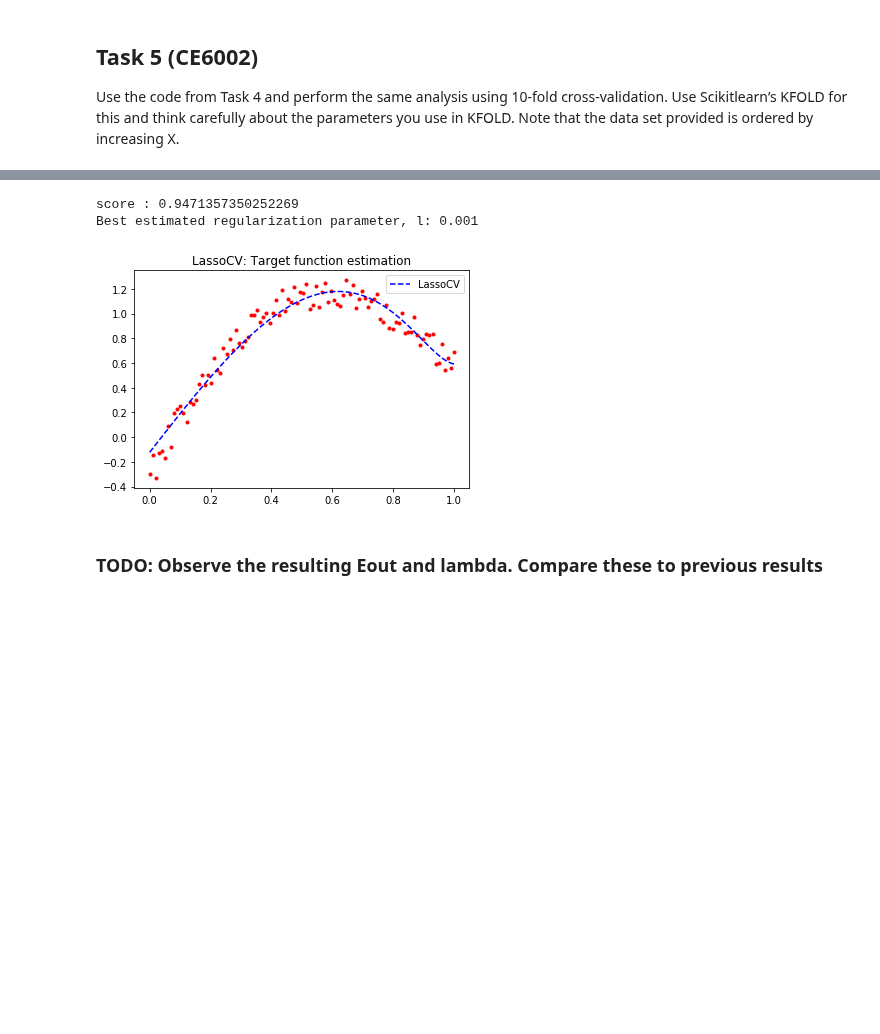
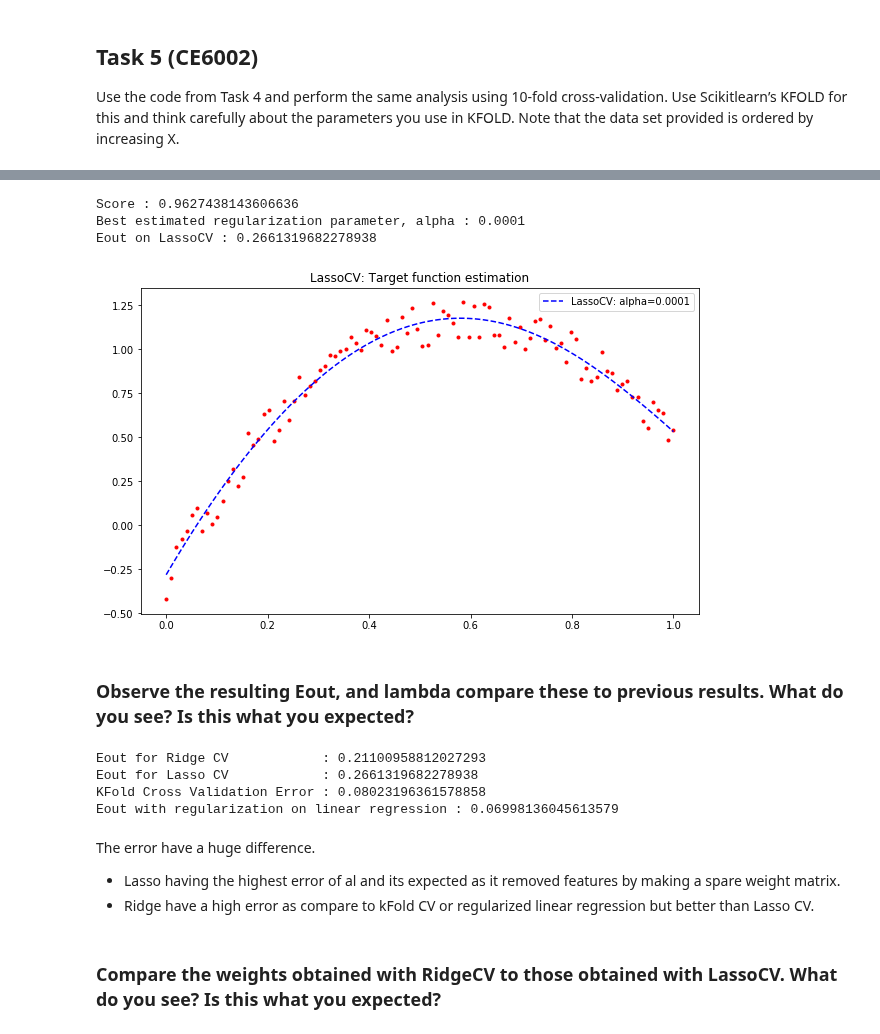
Before and after one commit to vipulpopat/MSCAI_Sem1_Etivity4, a Jupyter notebook: Etivity4_18195067_CE6002.ipynb, the cells around one changed output, grey strips where cells are left out. Saved outputs shown, nothing was run; the diff lists cells and outputs as text; code cells hidden in the pictures; blank space fills up the shorter version.

```diff
--- a/Etivity4_18195067_CE6002.ipynb
+++ b/Etivity4_18195067_CE6002.ipynb
@@ -290,21 +346,27 @@ References:
 # %%
-# Set the regularization parameters (trying for all 1000 values, takes some time to run)
-alpha_list = np.arange(0, 1, 0.001)
+# Set the regularization parameters alpha
+alpha_ridge = [1e-10, 1e-8, 1e-4, 1e-3, 1e-2, 0.1, 1, 5, 10]
 folds = 10
 
-ridgeCV_clf = RidgeCV(alphas=alpha_list, cv=folds)
+#ridgeCV_clf = RidgeCV(alphas=alpha_ridge, cv=None, store_cv_values=True)
+ridgeCV_clf = RidgeCV(alphas=alpha_ridge, cv=folds)
 ridgeCV_clf.fit(X_trans, y)
 
 ridgeCV_score  = ridgeCV_clf.score(X_trans, y)
 predictions    = ridgeCV_clf.predict(X_trans)
 
-print("score :", ridgeCV_score)
-print("Best estimated regularization parameter, l:", ridgeCV_clf.alpha_)
+print("Score :", ridgeCV_score)
+print("Best estimated regularization parameter, alpha :", ridgeCV_clf.alpha_)
 
+# Pep said: you could always use the predict method to implement MSE yourself on the final hypothesis!
+ridge_eout     = calc_error(ridgeCV_clf.coef_, X_test, y_test)
+print("Eout on RidgeCV :", ridge_eout)
+
+# Plotting the curves
+plt.figure(figsize=(10,6))
 plt.title('RidgeCV: Target function estimation')
 plt.plot(X, y, 'r.')
-plt.plot(X, predictions,'b--', label='RidgeCV')
-
+plt.plot(X, predictions,'b--', label='RidgeCV: alpha=' + str(ridgeCV_clf.alpha_))
 plt.legend(loc='best')
 plt.show()
 # %% [output]
@@ -316,30 +380,48 @@ Best estimated regularization parameter, l: 0.013000000000000001
 # %%
-import warnings
-warnings.filterwarnings('ignore')
-
-# Set the regularization parameters (trying for all 1000 values)
-alpha_list = np.arange(0, 1, 0.001)
+# Set the regularization parameters -> The grid of alphas used for fitting
+alpha_lasso = [1e-10, 1e-8, 1e-4, 1e-3, 1e-2, 0.1, 1, 5, 10]
 folds = 10
 
-lassoCV_clf = LassoCV(alphas=alpha_list, cv=folds, random_state=5, n_jobs=-2)
+lassoCV_clf = LassoCV(alphas=alpha_lasso, cv=folds, random_state=5, n_jobs=-2)
 lassoCV_clf.fit(X_trans, y)
-
 
 lassoCV_score  = lassoCV_clf.score(X_trans, y)
 predictions    = lassoCV_clf.predict(X_trans)
 
-print("score :", lassoCV_score)
-print("Best estimated regularization parameter, l:", lassoCV_clf.alpha_)
+print("Score :", lassoCV_score)
+print("Best estimated regularization parameter, alpha :", lassoCV_clf.alpha_)
 
+# Pep said: you could always use the predict method to implement MSE yourself on the final hypothesis!
+lasso_eout     = calc_error(lassoCV_clf.coef_, X_test, y_test)
+print("Eout on LassoCV :", lasso_eout)
+
+# Plotting the curves
+plt.figure(figsize=(10,6))
 plt.title('LassoCV: Target function estimation')
 plt.plot(X, y, 'r.')
-plt.plot(X, predictions, 'b--', label='LassoCV')
-
+plt.plot(X, predictions, 'b--', label='LassoCV: alpha=' + str(lassoCV_clf.alpha_))
 plt.legend(loc='best')
 plt.show()
 # %% [output]
-score : 0.9471357350252269
-Best estimated regularization parameter, l: 0.001
+Score : 0.9627438143606636
+Best estimated regularization parameter, alpha : 0.0001
+Eout on LassoCV : 0.2661319682278938
-[figure, old version]
+[figure, new version]
 # %% [markdown]
-### TODO: Observe the resulting Eout and lambda. Compare these to previous results
+### Observe the resulting Eout, and lambda compare these to previous results. What do you see? Is this what you expected?
+# %%
+print('Eout for Ridge CV            :', ridge_eout)
+print('Eout for Lasso CV            :', lasso_eout)
+print('KFold Cross Validation Error :', eval_min)
+print('Eout with regularization on linear regression :',  eout[min_err_idx])
+# %% [output]
+Eout for Ridge CV            : 0.21100958812027293
+Eout for Lasso CV            : 0.2661319682278938
+KFold Cross Validation Error : 0.08023196361578858
+Eout with regularization on linear regression : 0.06998136045613579
+# %% [markdown]
+The error have a huge difference.
+- Lasso having the highest error of al  and its expected as it removed features by making a spare weight matrix.
+- Ridge have a high error as compare to kFold CV or regularized linear regression but better than Lasso CV.
+# %% [markdown]
+### Compare the weights obtained with RidgeCV to those obtained with LassoCV. What do you see? Is this what you expected?
```
Also changed, not shown: parts of 31 cells of this notebook.
